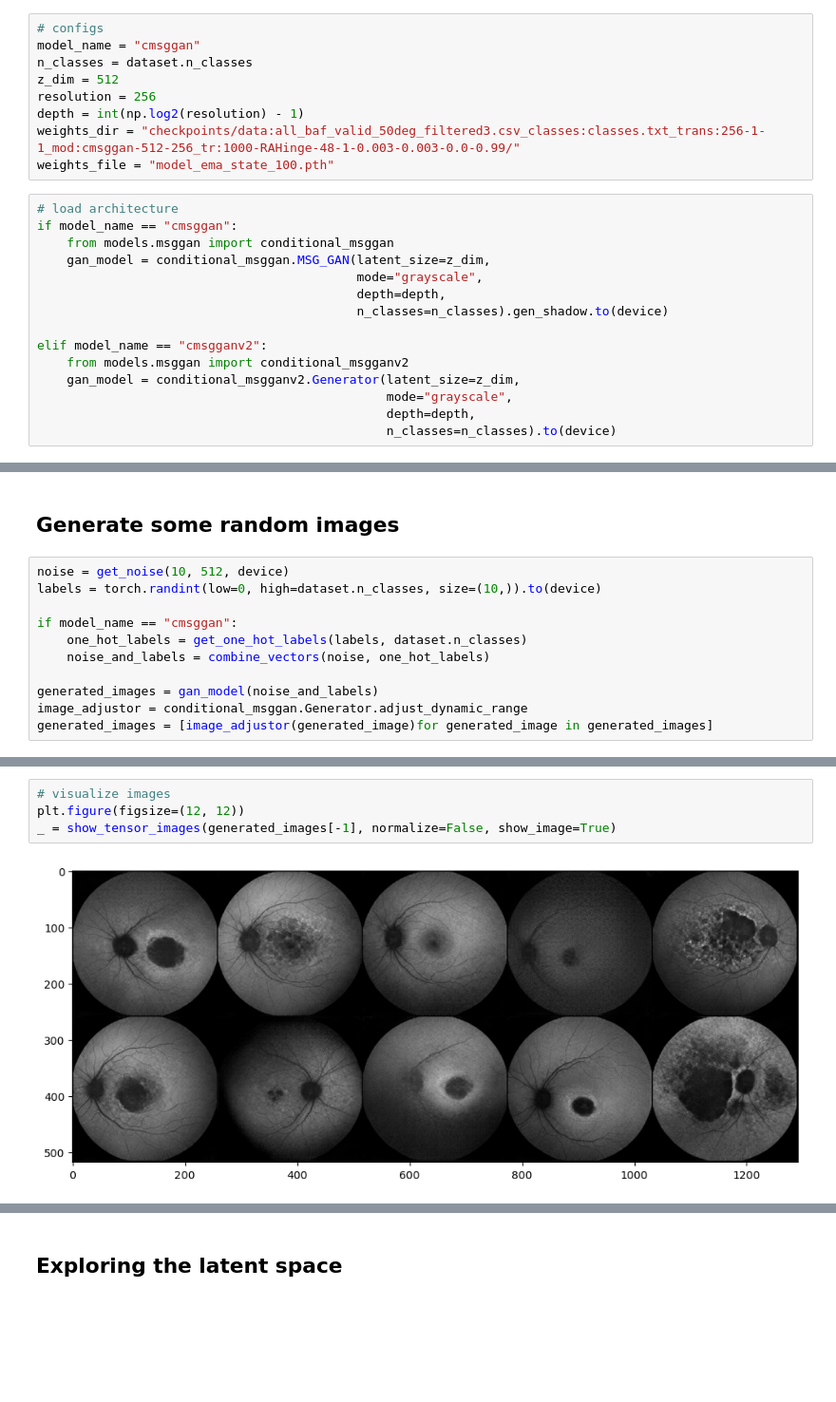
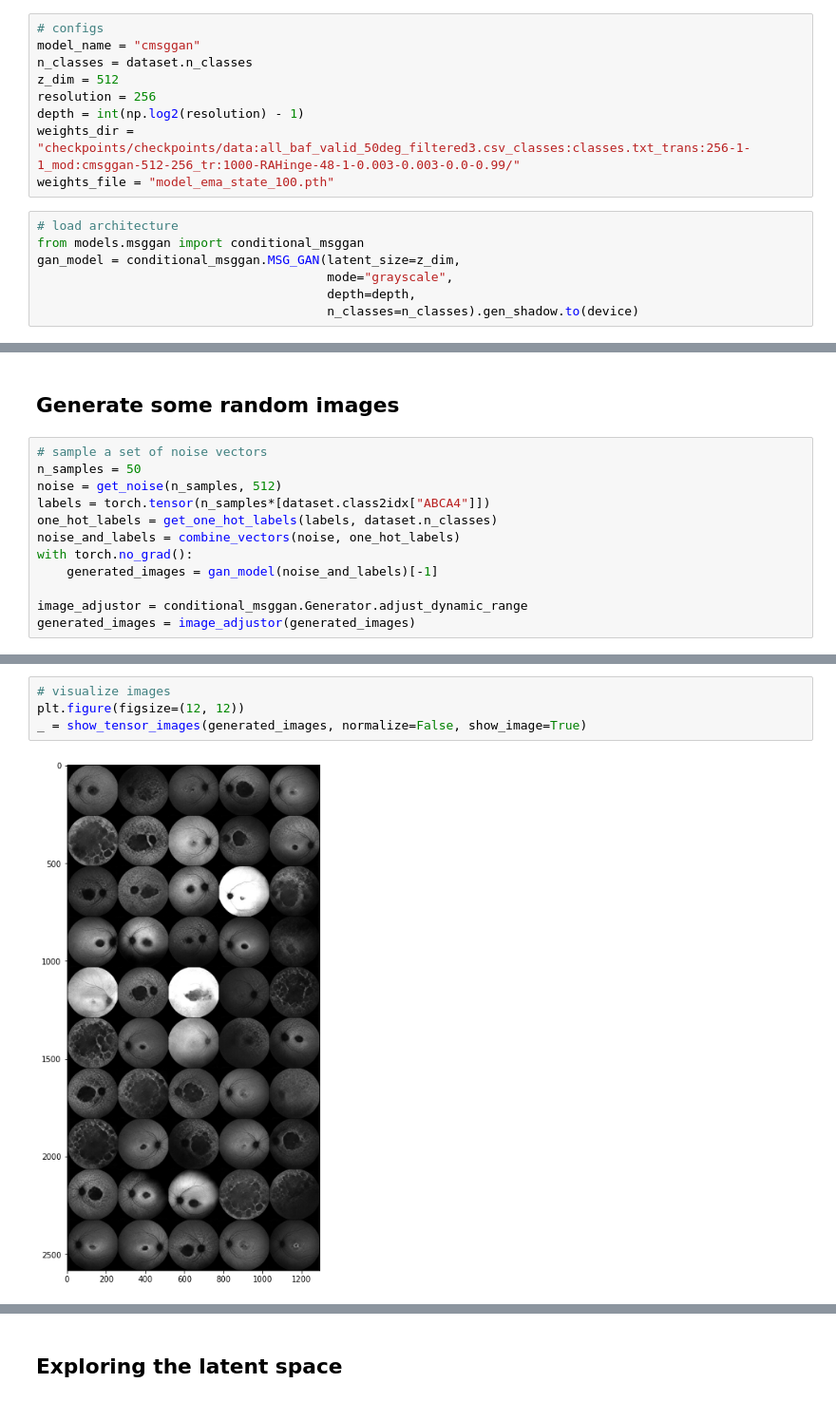
Before and after one commit to pontikos-lab/syntheye, a Jupyter notebook: notebooks/GAN_exploration.ipynb, the cells around one changed output, grey strips where cells are left out. Shown at 95% size. Drawn from its saved outputs; the diff is of its cells as text; blank space fills up the shorter version.

```diff
--- a/notebooks/GAN_exploration.ipynb
+++ b/notebooks/GAN_exploration.ipynb
@@ -41,20 +40,12 @@ n_classes = dataset.n_classes
 z_dim = 512
 resolution = 256
 depth = int(np.log2(resolution) - 1)
-weights_dir = "checkpoints/data:all_baf_valid_50deg_filtered3.csv_classes:classes.txt_trans:256-1-1_mod:cmsggan-512-256_tr:1000-RAHinge-48-1-0.003-0.003-0.0-0.99/"
+weights_dir = "checkpoints/checkpoints/data:all_baf_valid_50deg_filtered3.csv_classes:classes.txt_trans:256-1-1_mod:cmsggan-512-256_tr:1000-RAHinge-48-1-0.003-0.003-0.0-0.99/"
 weights_file = "model_ema_state_100.pth"
 # %%
 # load architecture
-if model_name == "cmsggan":
-    from models.msggan import conditional_msggan
-    gan_model = conditional_msggan.MSG_GAN(latent_size=z_dim,
-                                           mode="grayscale",
-                                           depth=depth,
-                                           n_classes=n_classes).gen_shadow.to(device)
-
-elif model_name == "cmsgganv2":
-    from models.msggan import conditional_msgganv2
-    gan_model = conditional_msgganv2.Generator(latent_size=z_dim,
-                                               mode="grayscale",
-                                               depth=depth,
-                                               n_classes=n_classes).to(device)
+from models.msggan import conditional_msggan
+gan_model = conditional_msggan.MSG_GAN(latent_size=z_dim,
+                                       mode="grayscale",
+                                       depth=depth,
+                                       n_classes=n_classes).gen_shadow.to(device)
@@ -67,13 +78,14 @@ gan_model.load_state_dict(torch.load(weights_dir+weights_file))
 # %% [markdown]
 ## Generate some random images
 # %%
-noise = get_noise(10, 512, device)
-labels = torch.randint(low=0, high=dataset.n_classes, size=(10,)).to(device)
+# sample a set of noise vectors
+n_samples = 50
+noise = get_noise(n_samples, 512)
+labels = torch.tensor(n_samples*[dataset.class2idx["ABCA4"]])
+one_hot_labels = get_one_hot_labels(labels, dataset.n_classes)
+noise_and_labels = combine_vectors(noise, one_hot_labels)
+with torch.no_grad():
+    generated_images = gan_model(noise_and_labels)[-1]
 
-if model_name == "cmsggan":
-    one_hot_labels = get_one_hot_labels(labels, dataset.n_classes)
-    noise_and_labels = combine_vectors(noise, one_hot_labels)
-
-generated_images = gan_model(noise_and_labels)
 image_adjustor = conditional_msggan.Generator.adjust_dynamic_range
-generated_images = [image_adjustor(generated_image)for generated_image in generated_images]
+generated_images = image_adjustor(generated_images)
@@ -93,7 +92,7 @@ generated_images = [image_adjustor(generated_image)for generated_image in genera
 # %%
 # visualize images
 plt.figure(figsize=(12, 12))
-_ = show_tensor_images(generated_images[-1], normalize=False, show_image=True)
+_ = show_tensor_images(generated_images, normalize=False, show_image=True)
 # %% [output]
-[figure, old version]
+[figure, new version]
 # %%
```
Also changed, not shown: parts of 21 cells of this notebook, 21 other files.
